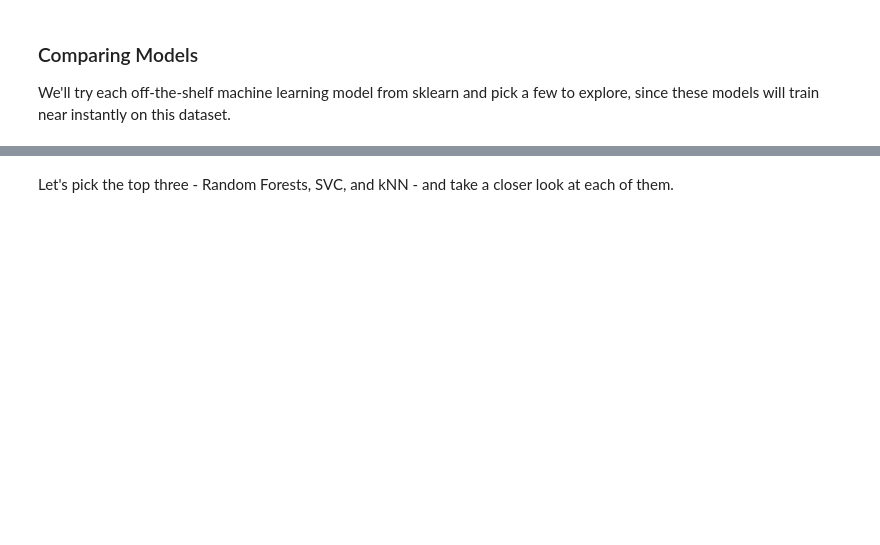
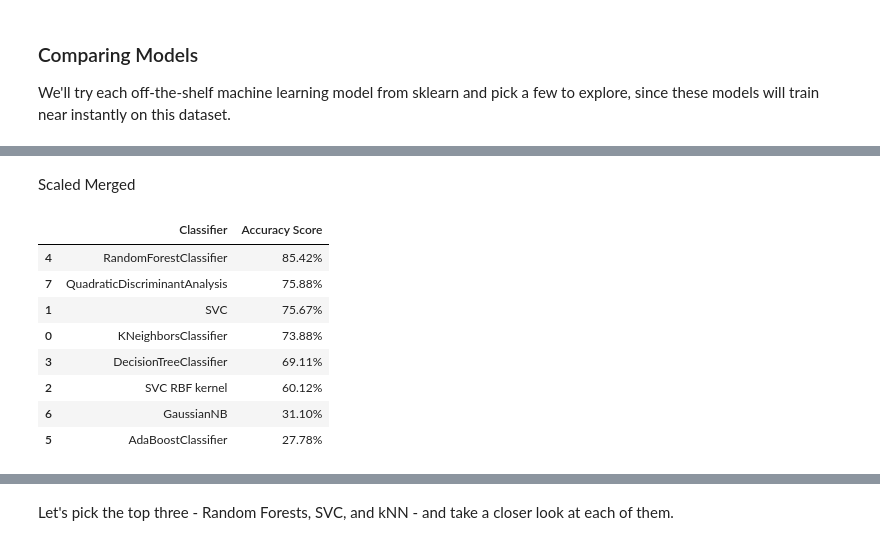
Before and after one commit to Ry-an7/Week3-ClassicML, a Jupyter notebook: Week_3_MachineLearning.ipynb, the cells around one changed output, grey strips where cells are left out. Cells and saved outputs as stored; diff of their text form; code cells hidden in the pictures; blank space fills up the shorter version.

```diff
--- a/Week_3_MachineLearning.ipynb
+++ b/Week_3_MachineLearning.ipynb
@@ -801,0 +954,41 @@ scores_df.sort_values(by='Accuracy Score',axis=0,ascending=False)
+# %% [markdown]
+Scaled Merged
+# %%
+# My new dataset (contains 16 audio files) (scaled features)
+from sklearn.neighbors import KNeighborsClassifier
+from sklearn.svm import SVC
+from sklearn.tree import DecisionTreeClassifier
+from sklearn.ensemble import RandomForestClassifier, AdaBoostClassifier
+from sklearn.naive_bayes import GaussianNB
+from sklearn.discriminant_analysis import QuadraticDiscriminantAnalysis
+
+my_classification_models = [
+    KNeighborsClassifier(),#(3),
+    SVC(kernel='linear'),#, C=0.025),
+    SVC(kernel='rbf'),
+    DecisionTreeClassifier(),#max_depth=5),
+    RandomForestClassifier(),#max_depth=5, n_estimators=10, max_features=1),
+    AdaBoostClassifier(),
+    GaussianNB(),
+    QuadraticDiscriminantAnalysis()]
+
+my_scores = []
+for my_model in my_classification_models:
+    my_model.fit(X_train_scaled, y_train)
+    my_score = my_model.score(featureMerged_scaled, emotionsMerged)
+    my_model_name = type(my_model).__name__
+    if my_model_name=='SVC' and my_model.kernel=='rbf': my_model_name+=' RBF kernel'
+    my_scores.append((my_model_name,(f'{100*my_score:.2f}%')))
+# Make it pretty
+my_scores_df = pd.DataFrame(my_scores,columns=['Classifier','Accuracy Score'])
+my_scores_df.sort_values(by='Accuracy Score',axis=0,ascending=False)
+# %% [output]
+|  | Classifier | Accuracy Score |
+| 4 | RandomForestClassifier | 85.42% |
+| 7 | QuadraticDiscriminantAnalysis | 75.88% |
+| 1 | SVC | 75.67% |
+| 0 | KNeighborsClassifier | 73.88% |
+| 3 | DecisionTreeClassifier | 69.11% |
+| 2 | SVC RBF kernel | 60.12% |
+| 6 | GaussianNB | 31.10% |
+| 5 | AdaBoostClassifier | 27.78% |
```
Also changed, not shown: parts of 11 cells of this notebook.
